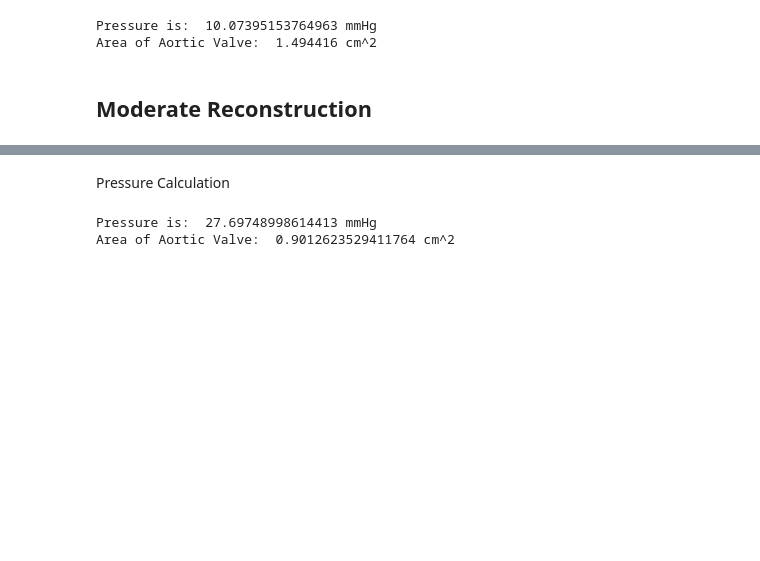
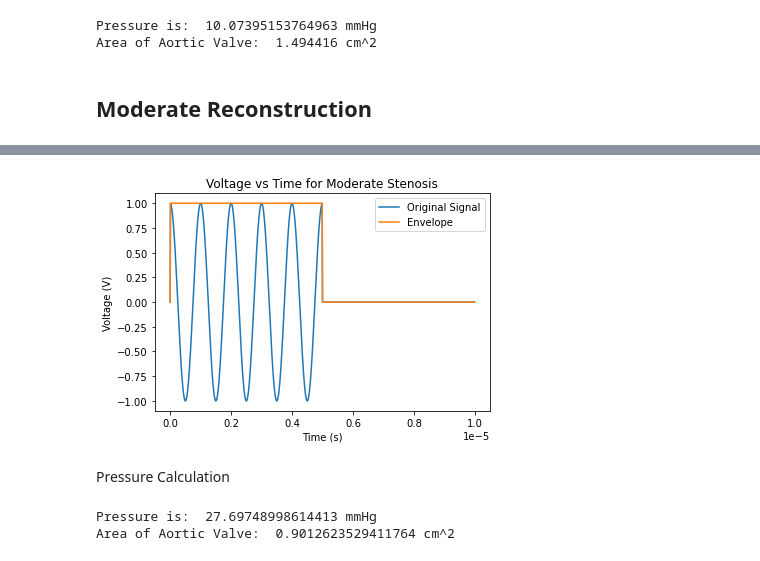
Before and after one commit to dcunhrya/doppler-ultrasound, a Jupyter notebook: doppler_ultrasound.ipynb, the cells around one changed output, grey strips where cells are left out. Saved outputs shown, nothing was run; the diff lists cells and outputs as text; code cells hidden in the pictures; blank space fills up the shorter version.

```diff
--- a/doppler_ultrasound.ipynb
+++ b/doppler_ultrasound.ipynb
@@ -227,3 +228,17 @@ Velocity in m/s  2.6314202432405267
+# %%
+t_small = t[:1000]
+rect = np.concatenate((np.ones(len(t_small)//2), np.zeros(len(t_small)//2)))
+rect[0] = 0
+plt.plot(t_small, mod[:1000], label='Original Signal')
+plt.plot(t_small, rect, label = 'Envelope')
+
+plt.xlabel('Time (s)')
+plt.ylabel('Voltage (V)')
+plt.title('Voltage vs Time for Moderate Stenosis')
+plt.legend()
+plt.show()
+# %% [output]
+[figure, added]
 # %% [markdown]
 Pressure Calculation
 # %%
```
Also changed, not shown: parts of 15 cells of this notebook.
